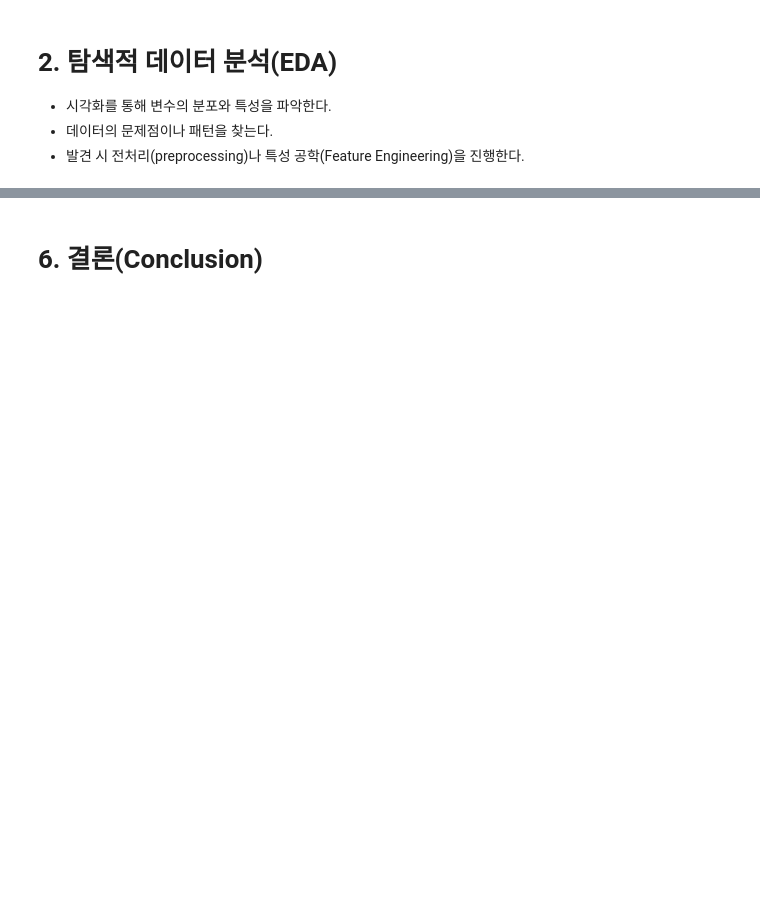
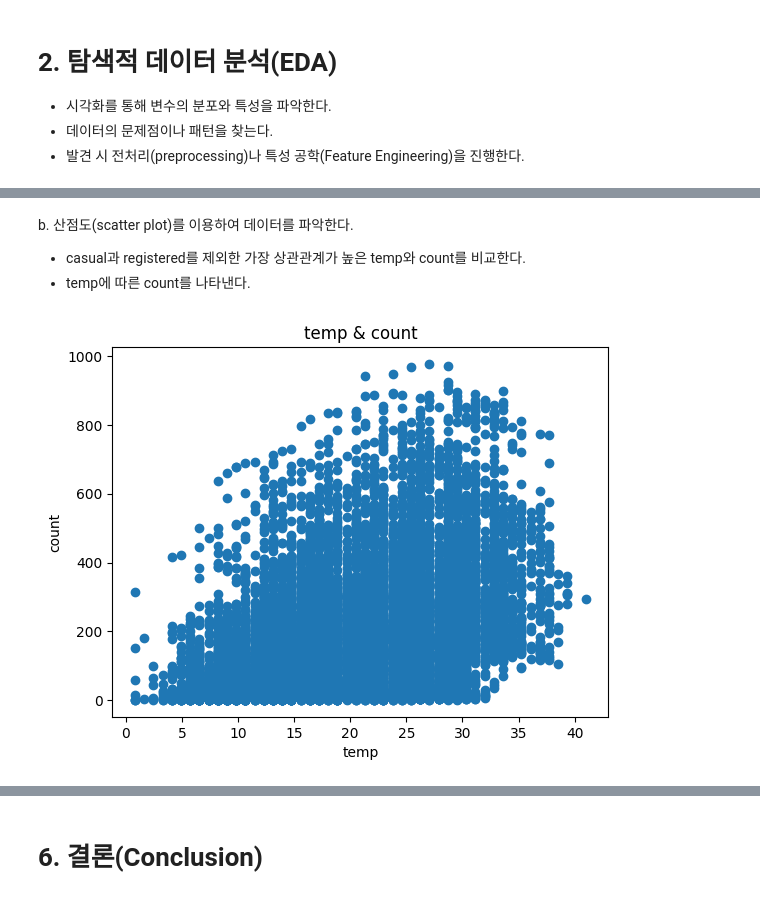
Before and after one commit to Gansaw/Machine_Learning, a Jupyter notebook: Kaggle/ML3 - Bike Sharing Demand/최호진 - Bike Sharing Demand.ipynb, the cells around one changed output, grey strips where cells are left out. Saved outputs shown, nothing was run; the diff lists cells and outputs as text; code cells hidden in the pictures; blank space fills up the shorter version.

```diff
--- a/Kaggle/ML3 - Bike Sharing Demand/최호진 - Bike Sharing Demand.ipynb
+++ b/Kaggle/ML3 - Bike Sharing Demand/최호진 - Bike Sharing Demand.ipynb
@@ -737,0 +253,15 @@ result.head()
+# %% [markdown]
+b. 산점도(scatter plot)를 이용하여 데이터를 파악한다.
+
+  + casual과 registered를 제외한 가장 상관관계가 높은 temp와 count를 비교한다.
+  + temp에 따른 count를 나타낸다.
+# %%
+# casual - count
+fig, ax = plt.subplots()
+ax.scatter(x = train["temp"], y = train["count"])
+plt.xlabel("temp")
+plt.ylabel("count")
+plt.title("temp & count")
+plt.show()
+# %% [output]
+[figure, added]
```
Also changed, not shown: parts of 103 cells of this notebook, 2 other files.
